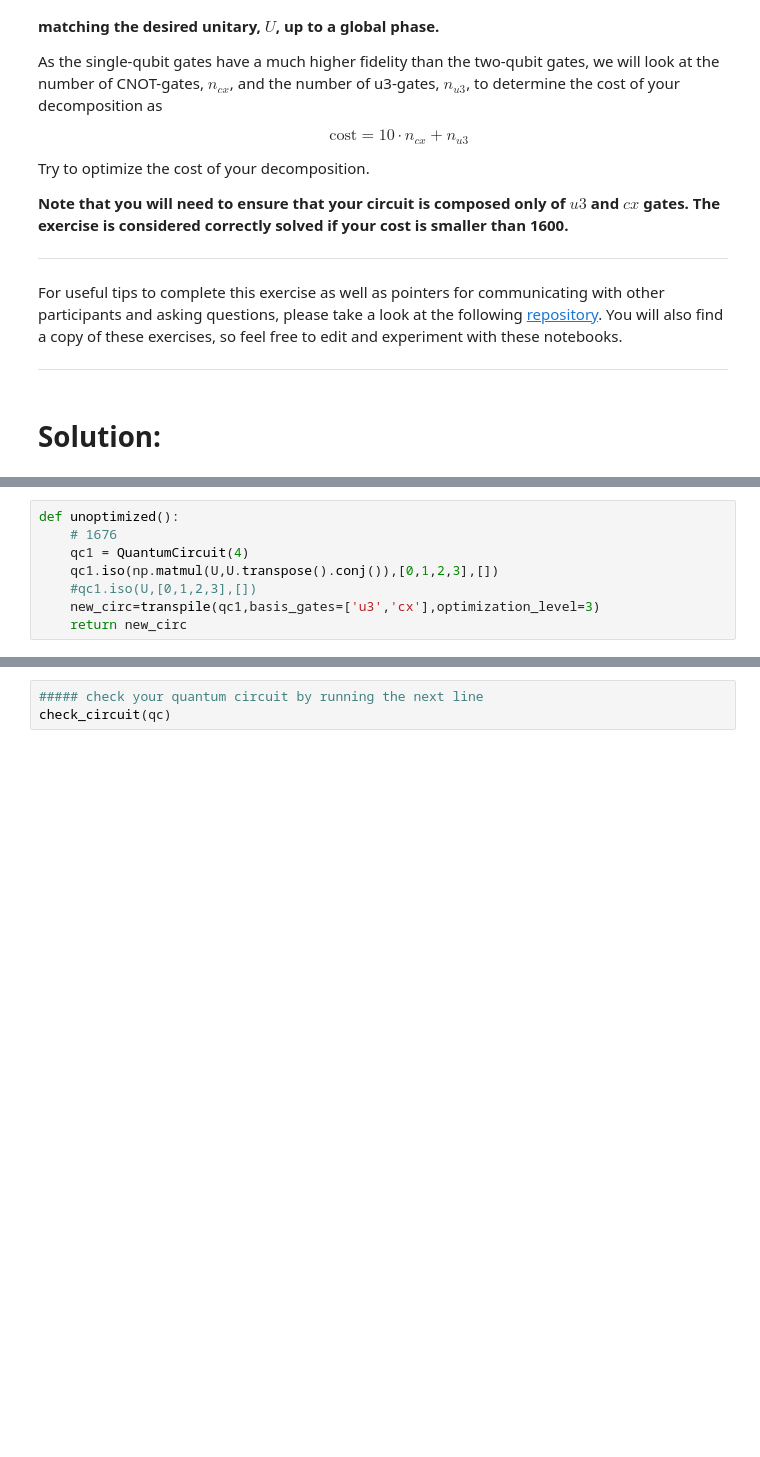
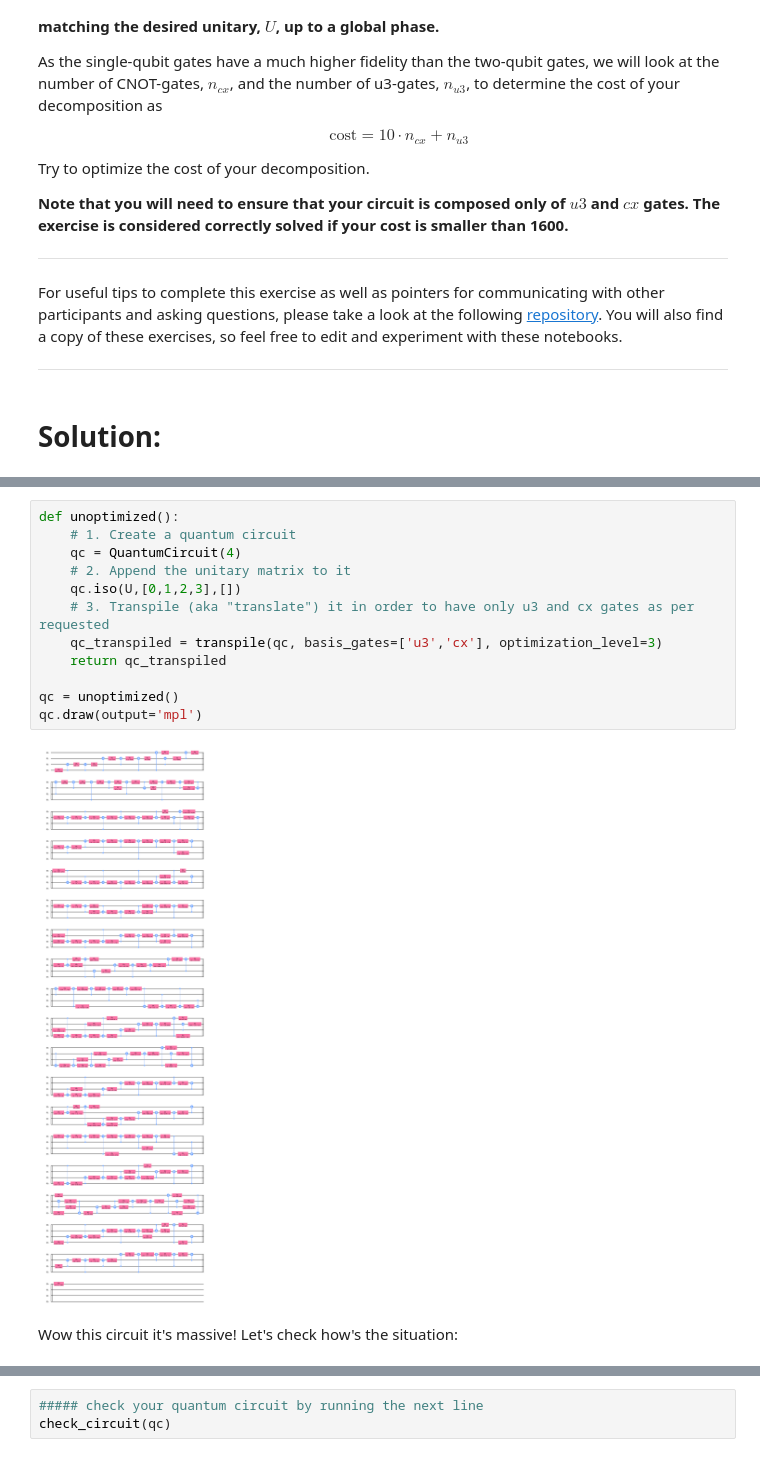
Before and after one commit to jacopomaroli/IBM_may4_challenge_solution, a Jupyter notebook: ex04/Challenge4_CircuitDecomposition.ipynb, the cells around one changed output, grey strips where cells are left out. Saved outputs shown, nothing was run; the diff lists cells and outputs as text; blank space fills up the shorter version.

```diff
--- a/ex04/Challenge4_CircuitDecomposition.ipynb
+++ b/ex04/Challenge4_CircuitDecomposition.ipynb
@@ -159,11 +164,3 @@ def real2rationalPI(m):
     ret = real2rational(ret)
     ret = ret * pi # add pi back
     return ret
-# %%
-def unoptimized():
-    # 1676
-    qc1 = QuantumCircuit(4)
-    qc1.iso(np.matmul(U,U.transpose().conj()),[0,1,2,3],[])
-    #qc1.iso(U,[0,1,2,3],[])
-    new_circ=transpile(qc1,basis_gates=['u3','cx'],optimization_level=3)
-    return new_circ
@@ -428,0 +226,16 @@ new_circ.draw(output='mpl')
+# %%
+def unoptimized():
+    # 1. Create a quantum circuit
+    qc = QuantumCircuit(4)
+    # 2. Append the unitary matrix to it
+    qc.iso(U,[0,1,2,3],[])
+    # 3. Transpile (aka "translate") it in order to have only u3 and cx gates as per requested
+    qc_transpiled = transpile(qc, basis_gates=['u3','cx'], optimization_level=3)
+    return qc_transpiled
+
+qc = unoptimized()
+qc.draw(output='mpl')
+# %% [output]
+[figure, added]
+# %% [markdown]
+Wow this circuit it's massive! Let's check how's the situation:
```
Also changed, not shown: parts of 32 cells of this notebook.
